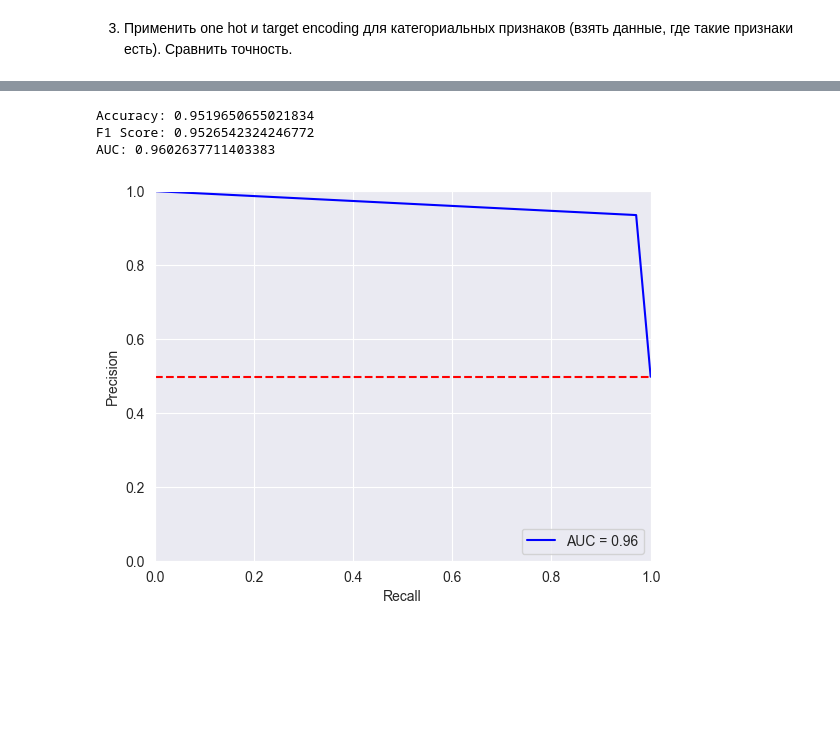
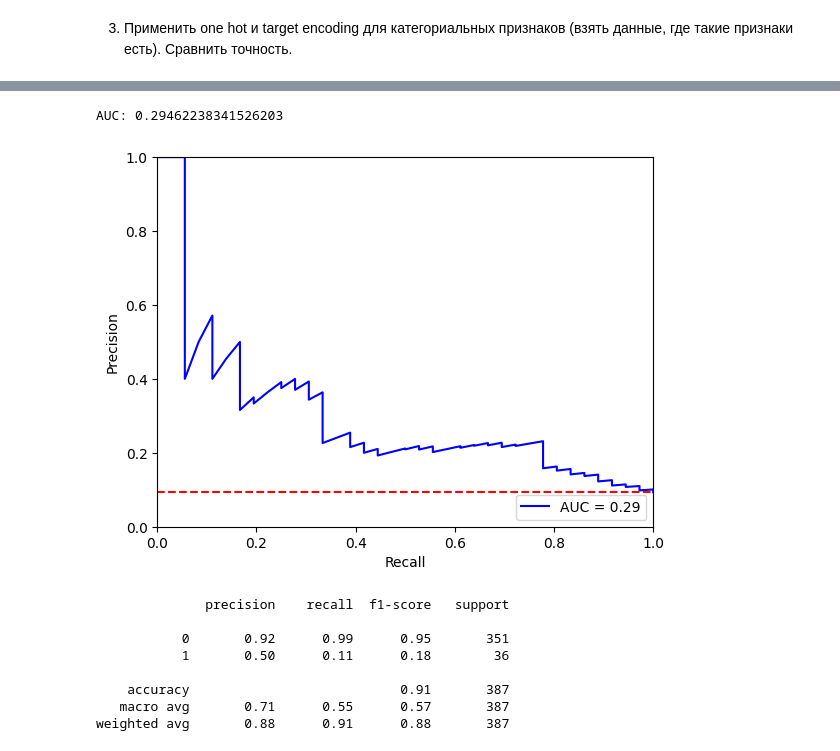
Before and after one commit to Sovego/ML_labs, a Jupyter notebook: lab4.ipynb, the cells around one changed output, grey strips where cells are left out. Cells and saved outputs as stored; diff of their text form; code cells hidden in the pictures; blank space fills up the shorter version.

```diff
--- a/lab4.ipynb
+++ b/lab4.ipynb
@@ -361,29 +423,43 @@ X_train, X_test, y_train, y_test = train_test_split(X_trans , y_over, test_size=
 # %%
+X, y = df[cats + conts].copy(), df[dep]
+
+X_over, y_over = RandomOverSampler().fit_resample(X, y)
+
+X_train, X_test, y_train, y_test = train_test_split(X, y, test_size=0.25,random_state=42)
+
+X_train[cats] = X_train[cats].apply(lambda x: x.cat.codes)
+X_test[cats] = X_test[cats].apply(lambda x: x.cat.codes)
+
+
 model = GradientBoostingClassifier(random_state=42)
 model.fit(X_train, y_train)
 # Предсказание на тестовом наборе
-y_pred = model.predict(X_test)
+y_pred = model.predict_proba(X_test)[:,1]
 
 # Оценка точности
-accuracy = accuracy_score(y_test, y_pred)
-f1 = f1_score(y_test, y_pred)
 precision, recall, _ = precision_recall_curve(y_test, y_pred)
 pr_auc = auc(recall, precision)
-print(f'Accuracy: {accuracy}')
-print(f'F1 Score: {f1}')
 print(f"AUC: {pr_auc}")
 plt.plot(recall, precision, 'b', label = 'AUC = %0.2f' % pr_auc)
 plt.legend(loc = 'lower right')
-noskill = len(y_val[y_val==1])/len(y_val)
+noskill = len(y_test[y_test==1])/len(y_test)
 plt.plot([0, 1], [noskill, noskill],'r--')
 plt.xlim([0, 1])
 plt.ylim([0, 1])
 plt.ylabel('Precision')
 plt.xlabel('Recall')
 plt.show()
+y_pred = model.predict(X_test)
+print(boost := classification_report(y_test, y_pred))
 # %% [output]
-Accuracy: 0.9519650655021834
-F1 Score: 0.9526542324246772
-AUC: 0.9602637711403383
+AUC: 0.29462238341526203
-[figure, old version]
+[figure, new version]
+              precision    recall  f1-score   support
+
+           0       0.92      0.99      0.95       351
+           1       0.50      0.11      0.18        36
+
+    accuracy                           0.91       387
+   macro avg       0.71      0.55      0.57       387
+weighted avg       0.88      0.91      0.88       387
 # %%
```
Also changed, not shown: parts of 23 cells of this notebook, 1 other file.
